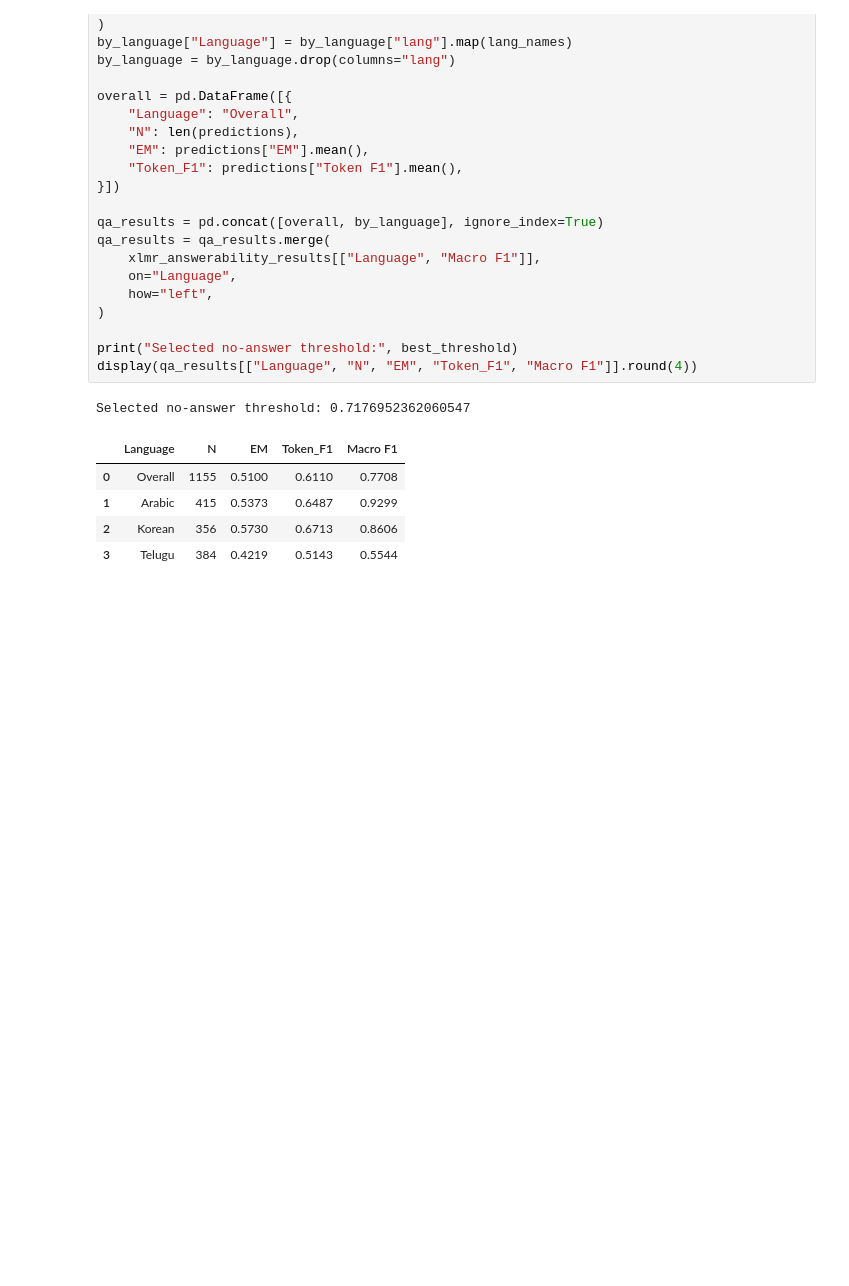
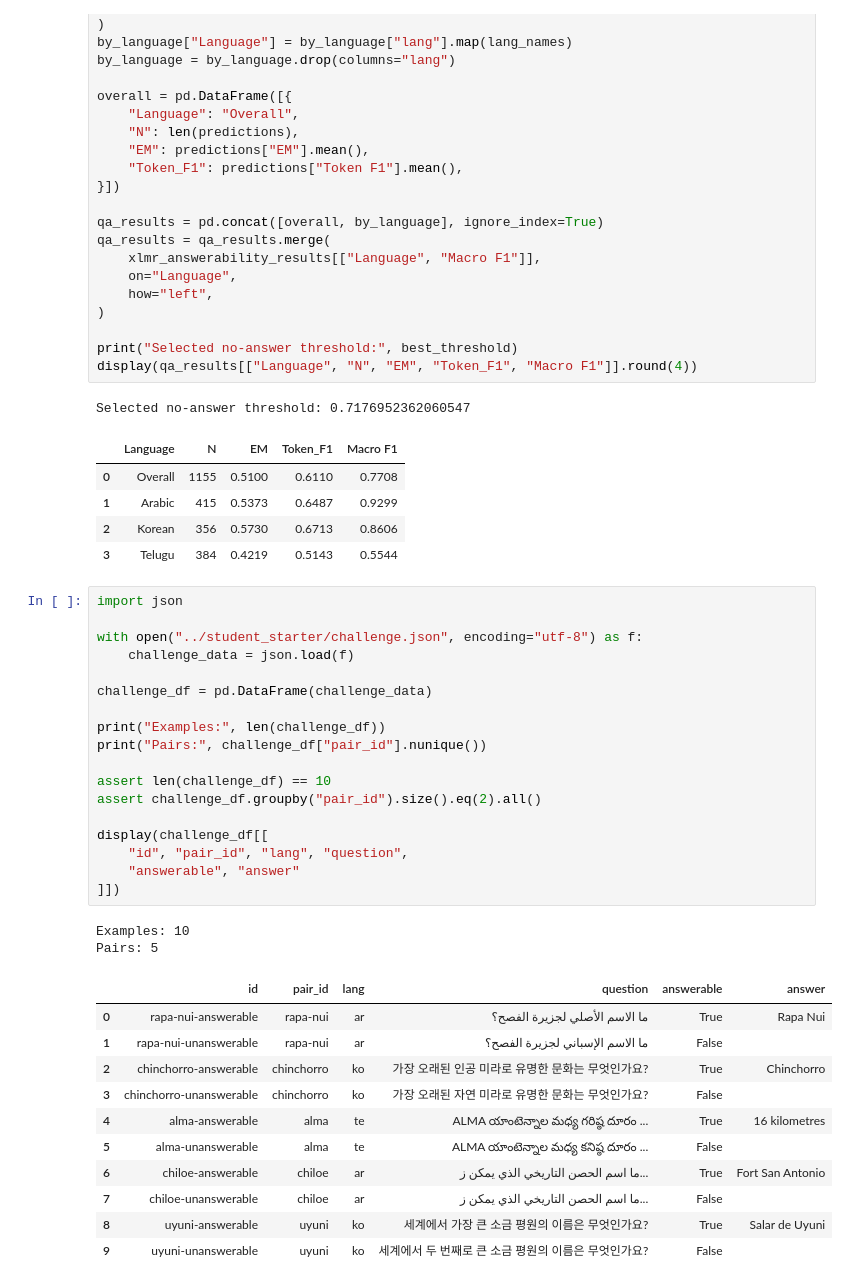
Before and after one commit to wiwillym/nlp-ku-project, a Jupyter notebook: notebooks/8_1_extension.ipynb, the cells around one changed output. Cells and saved outputs as stored; diff of their text form; blank space fills up the shorter version.

```diff
--- a/notebooks/8_1_extension.ipynb
+++ b/notebooks/8_1_extension.ipynb
@@ -654,3 +602,35 @@ Selected no-answer threshold: 0.7176952362060547
 | 1 | Arabic | 415 | 0.5373 | 0.6487 | 0.9299 |
 | 2 | Korean | 356 | 0.5730 | 0.6713 | 0.8606 |
 | 3 | Telugu | 384 | 0.4219 | 0.5143 | 0.5544 |
+# %%
+import json
+
+with open("../student_starter/challenge.json", encoding="utf-8") as f:
+    challenge_data = json.load(f)
+
+challenge_df = pd.DataFrame(challenge_data)
+
+print("Examples:", len(challenge_df))
+print("Pairs:", challenge_df["pair_id"].nunique())
+
+assert len(challenge_df) == 10
+assert challenge_df.groupby("pair_id").size().eq(2).all()
+
+display(challenge_df[[
+    "id", "pair_id", "lang", "question",
+    "answerable", "answer"
+]])
+# %% [output]
+Examples: 10
+Pairs: 5
+|  | id | pair_id | lang | question | answerable | answer |
+| 0 | rapa-nui-answerable | rapa-nui | ar | ما الاسم الأصلي لجزيرة الفصح؟ | True | Rapa Nui |
+| 1 | rapa-nui-unanswerable | rapa-nui | ar | ما الاسم الإسباني لجزيرة الفصح؟ | False |  |
+| 2 | chinchorro-answerable | chinchorro | ko | 가장 오래된 인공 미라로 유명한 문화는 무엇인가요? | True | Chinchorro |
+| 3 | chinchorro-unanswerable | chinchorro | ko | 가장 오래된 자연 미라로 유명한 문화는 무엇인가요? | False |  |
+| 4 | alma-answerable | alma | te | ALMA యాంటెన్నాల మధ్య గరిష్ఠ దూరం ... | True | 16 kilometres |
+| 5 | alma-unanswerable | alma | te | ALMA యాంటెన్నాల మధ్య కనిష్ఠ దూరం ... | False |  |
+| 6 | chiloe-answerable | chiloe | ar | ما اسم الحصن التاريخي الذي يمكن ز... | True | Fort San Antonio |
+| 7 | chiloe-unanswerable | chiloe | ar | ما اسم الحصن التاريخي الذي يمكن ز... | False |  |
+| 8 | uyuni-answerable | uyuni | ko | 세계에서 가장 큰 소금 평원의 이름은 무엇인가요? | True | Salar de Uyuni |
+| 9 | uyuni-unanswerable | uyuni | ko | 세계에서 두 번째로 큰 소금 평원의 이름은 무엇인가요? | False |  |
```
Also changed, not shown: parts of 11 cells of this notebook, 2 other files.
